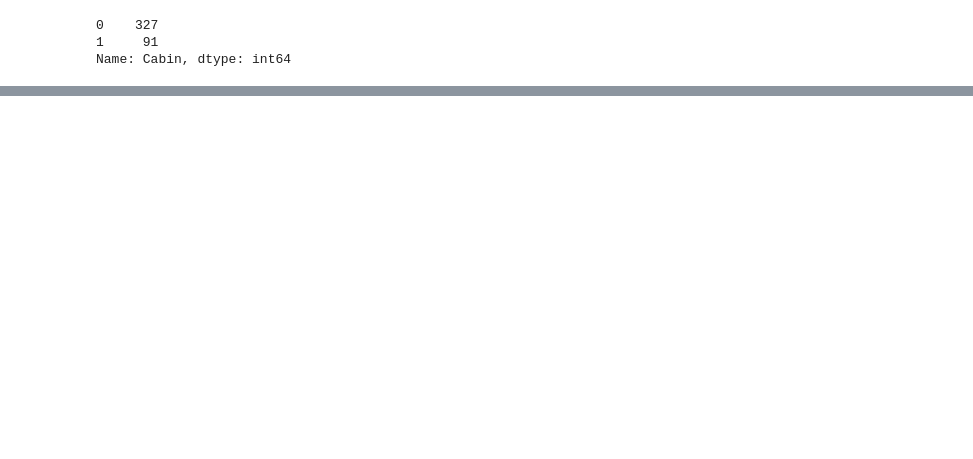
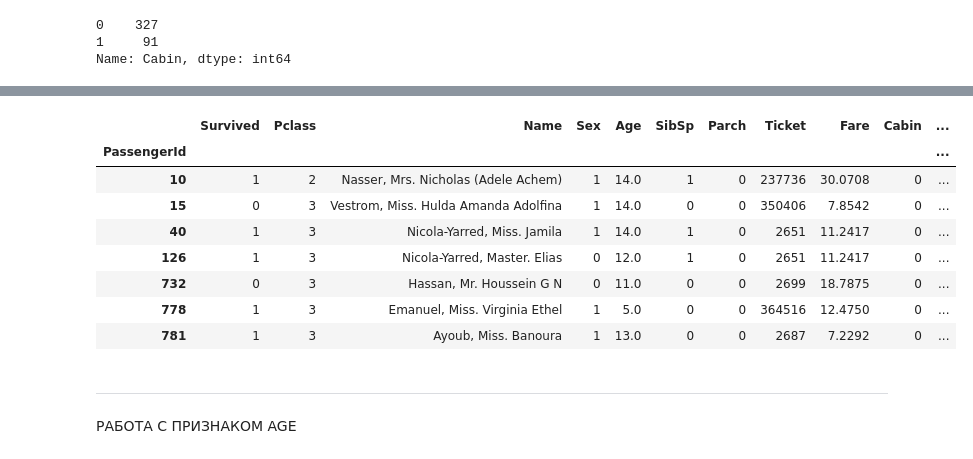
Before and after one commit to warshtayner/Kaggle_Titanic, a Jupyter notebook: prediction_version_2.ipynb, the cells around one changed output, grey strips where cells are left out. Saved outputs shown, nothing was run; the diff lists cells and outputs as text; code cells hidden in the pictures; blank space fills up the shorter version.

```diff
--- a/prediction_version_2.ipynb
+++ b/prediction_version_2.ipynb
@@ -336,0 +325,15 @@ train[train['Ticket'] == '347088']
+# %%
+train[(train['Age'] <= 14) & (train['Parch'] == 0) ]
+# %% [output]
+|  | Survived | Pclass | Name | Sex | Age | SibSp | Parch | Ticket | Fare | Cabin | ... |
+| PassengerId |  |  |  |  |  |  |  |  |  |  | ... |
+| 10 | 1 | 2 | Nasser, Mrs. Nicholas (Adele Achem) | 1 | 14.0 | 1 | 0 | 237736 | 30.0708 | 0 | ... |
+| 15 | 0 | 3 | Vestrom, Miss. Hulda Amanda Adolfina | 1 | 14.0 | 0 | 0 | 350406 | 7.8542 | 0 | ... |
+| 40 | 1 | 3 | Nicola-Yarred, Miss. Jamila | 1 | 14.0 | 1 | 0 | 2651 | 11.2417 | 0 | ... |
+| 126 | 1 | 3 | Nicola-Yarred, Master. Elias | 0 | 12.0 | 1 | 0 | 2651 | 11.2417 | 0 | ... |
+| 732 | 0 | 3 | Hassan, Mr. Houssein G N | 0 | 11.0 | 0 | 0 | 2699 | 18.7875 | 0 | ... |
+| 778 | 1 | 3 | Emanuel, Miss. Virginia Ethel | 1 | 5.0 | 0 | 0 | 364516 | 12.4750 | 0 | ... |
+| 781 | 1 | 3 | Ayoub, Miss. Banoura | 1 | 13.0 | 0 | 0 | 2687 | 7.2292 | 0 | ... |
+# %% [markdown]
+---
+РАБОТА С ПРИЗНАКОМ AGE
```
Also changed, not shown: parts of 42 cells of this notebook.
